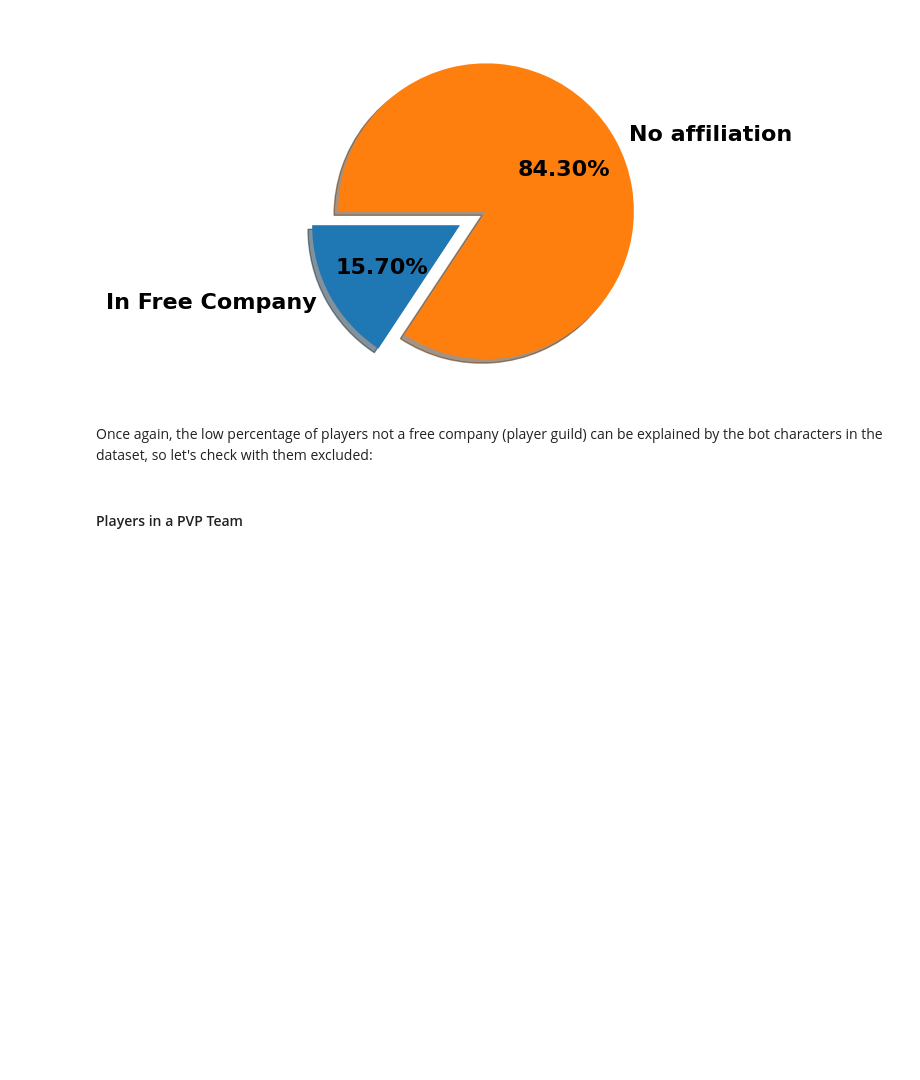
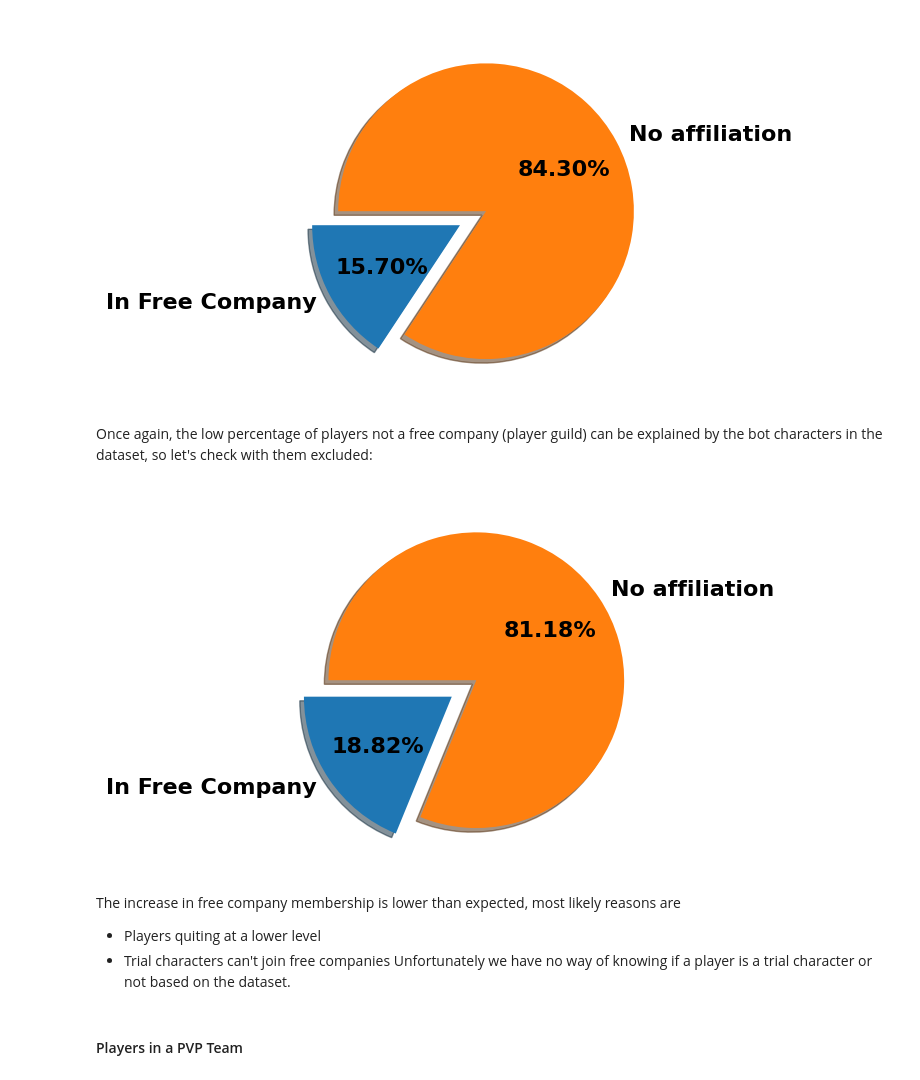
Before and after one commit to k33m0l/ffxiv-char-data, a Jupyter notebook: data/analytics/analytics.ipynb, the cells around one changed output. Drawn from its saved outputs; the diff is of its cells as text; code cells hidden in the pictures; blank space fills up the shorter version.

```diff
--- a/data/analytics/analytics.ipynb
+++ b/data/analytics/analytics.ipynb
@@ -93,4 +138,26 @@ pyplot.show()
 # %% [markdown]
 Once again, the low percentage of players not a free company (player guild) can be explained by the bot characters in the dataset, so let's check with them excluded:
 # %%
-# TODO diagram without level 1
+players_in_fc = data_no_lvl_1['fc'].count()
+players_not_in_fc = data_no_lvl_1['fc'].isna().sum()
+
+textprops = {
+    'size': 16,
+    'color':'black',
+    'weight':'bold'
+}
+explode = [0.2, 0]
+fc_data = numpy.array([players_in_fc, players_not_in_fc])
+labels = ['In Free Company', 'No affiliation']
+pyplot.pie(
+    fc_data,
+    labels=labels,
+    startangle=180,
+    autopct='%1.2f%%',
+    shadow=True,
+    textprops=textprops,
+    explode=explode,
+)
+pyplot.show()
+# %% [output]
+[figure, added]
@@ -99,3 +164,8 @@ Once again, the low percentage of players not a free company (player guild) can
+# %% [markdown]
+The increase in free company membership is lower than expected, most likely reasons are
+* Players quiting at a lower level
+* Trial characters can't join free companies
+Unfortunately we have no way of knowing if a player is a trial character or not based on the dataset.
 # %% [markdown]
 #### Players in a PVP Team
 # %%
```
Also changed, not shown: parts of 6 cells of this notebook.
